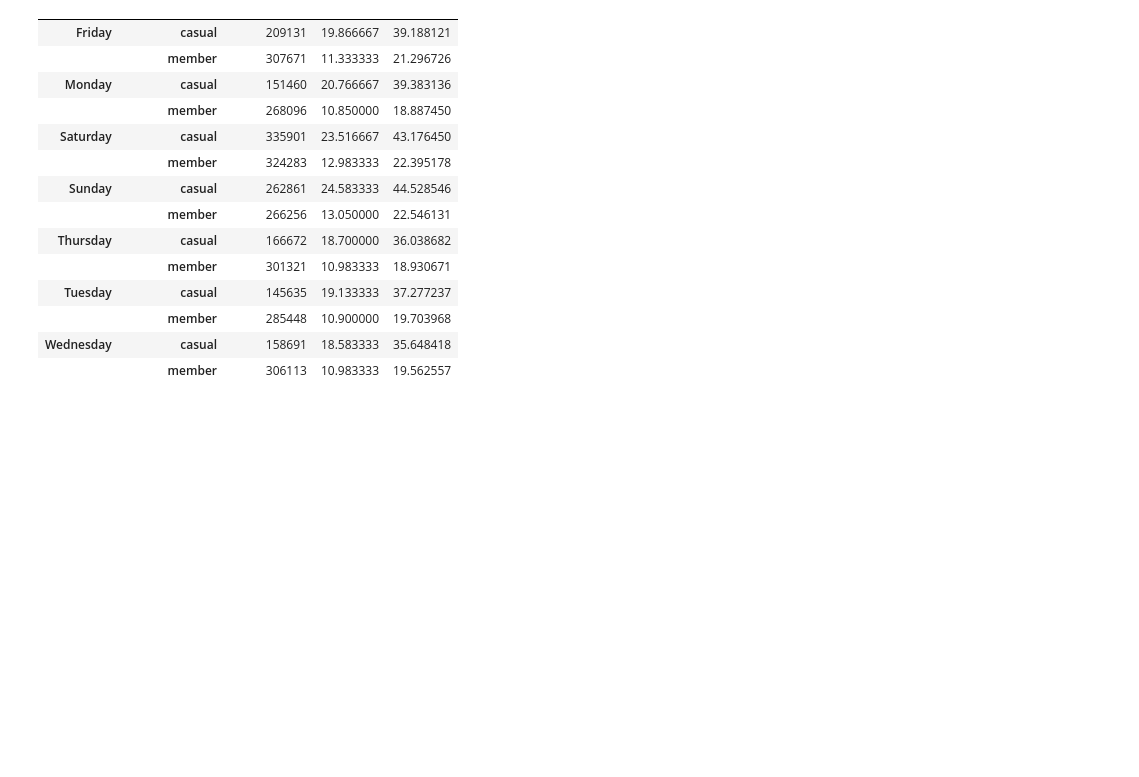
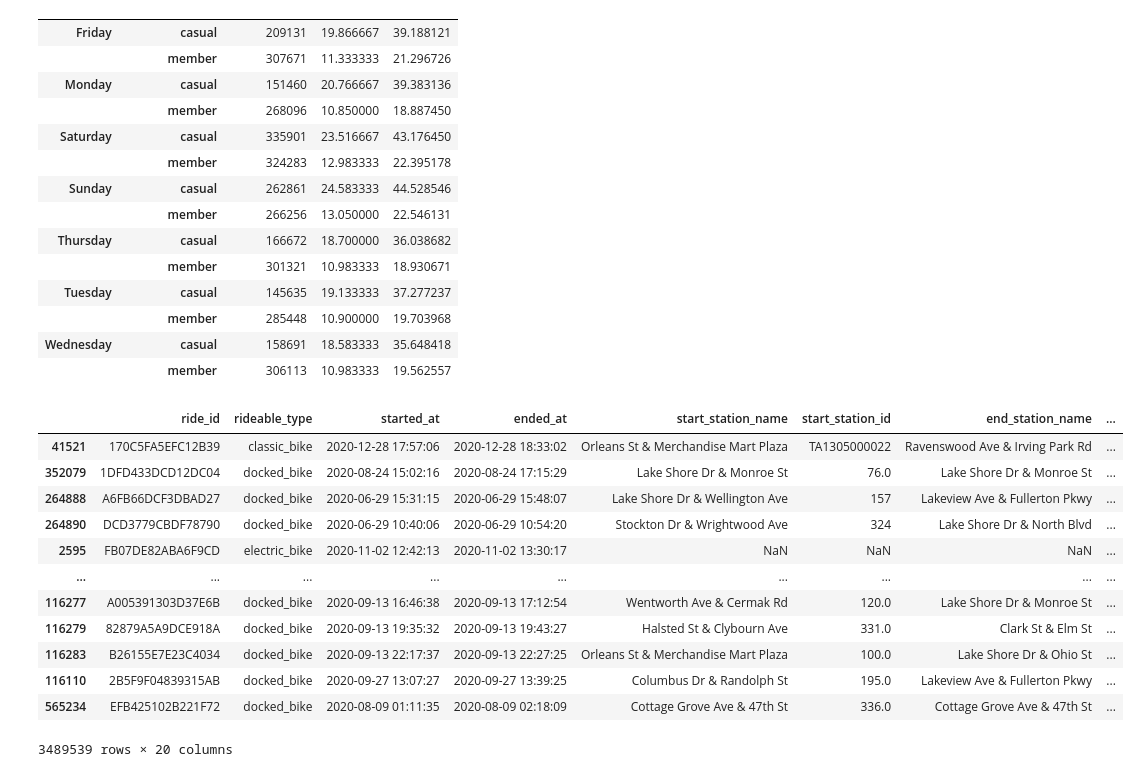
Before and after one commit to Ladislau2020/2021, a Jupyter notebook: fork-of-capstone-project-from-google.ipynb, the cells around one changed output. Drawn from its saved outputs; the diff is of its cells as text; code cells hidden in the pictures; blank space fills up the shorter version.

```diff
--- a/fork-of-capstone-project-from-google.ipynb
+++ b/fork-of-capstone-project-from-google.ipynb
@@ -835,3 +835,22 @@ tripdataV2.groupby(["weekday", "member_casual"]).aggregate({"ride_length_s":['co
 |  | member | 285448 | 10.900000 | 19.703968 |
 | Wednesday | casual | 158691 | 18.583333 | 35.648418 |
 |  | member | 306113 | 10.983333 | 19.562557 |
+# %%
+# tripdataV2.groupby(["weekday", "member_casual"]).aggregate({"ride_length_s":['count', 'median', "me
+# ["Sunday", "Monday", "Tuesday", "Wednesday", "Thursday", "Friday", "Saturday", "Sunday"]
+
+tripdataV2.sort_values(by=["dayofweek_weekday"])
+# %% [output]
+|  | ride_id | rideable_type | started_at | ended_at | start_station_name | start_station_id | end_station_name | ... |
+| 41521 | 170C5FA5EFC12B39 | classic_bike | 2020-12-28 17:57:06 | 2020-12-28 18:33:02 | Orleans St & Merchandise Mart Plaza | TA1305000022 | Ravenswood Ave & Irving Park Rd | ... |
+| 352079 | 1DFD433DCD12DC04 | docked_bike | 2020-08-24 15:02:16 | 2020-08-24 17:15:29 | Lake Shore Dr & Monroe St | 76.0 | Lake Shore Dr & Monroe St | ... |
+| 264888 | A6FB66DCF3DBAD27 | docked_bike | 2020-06-29 15:31:15 | 2020-06-29 15:48:07 | Lake Shore Dr & Wellington Ave | 157 | Lakeview Ave & Fullerton Pkwy | ... |
+| 264890 | DCD3779CBDF78790 | docked_bike | 2020-06-29 10:40:06 | 2020-06-29 10:54:20 | Stockton Dr & Wrightwood Ave | 324 | Lake Shore Dr & North Blvd | ... |
+| 2595 | FB07DE82ABA6F9CD | electric_bike | 2020-11-02 12:42:13 | 2020-11-02 13:30:17 | NaN | NaN | NaN | ... |
+| ... | ... | ... | ... | ... | ... | ... | ... | ... |
+| 116277 | A005391303D37E6B | docked_bike | 2020-09-13 16:46:38 | 2020-09-13 17:12:54 | Wentworth Ave & Cermak Rd | 120.0 | Lake Shore Dr & Monroe St | ... |
+| 116279 | 82879A5A9DCE918A | docked_bike | 2020-09-13 19:35:32 | 2020-09-13 19:43:27 | Halsted St & Clybourn Ave | 331.0 | Clark St & Elm St | ... |
+| 116283 | B26155E7E23C4034 | docked_bike | 2020-09-13 22:17:37 | 2020-09-13 22:27:25 | Orleans St & Merchandise Mart Plaza | 100.0 | Lake Shore Dr & Ohio St | ... |
+| 116110 | 2B5F9F04839315AB | docked_bike | 2020-09-27 13:07:27 | 2020-09-27 13:39:25 | Columbus Dr & Randolph St | 195.0 | Lakeview Ave & Fullerton Pkwy | ... |
+| 565234 | EFB425102B221F72 | docked_bike | 2020-08-09 01:11:35 | 2020-08-09 02:18:09 | Cottage Grove Ave & 47th St | 336.0 | Cottage Grove Ave & 47th St | ... |
+3489539 rows × 20 columns
```
